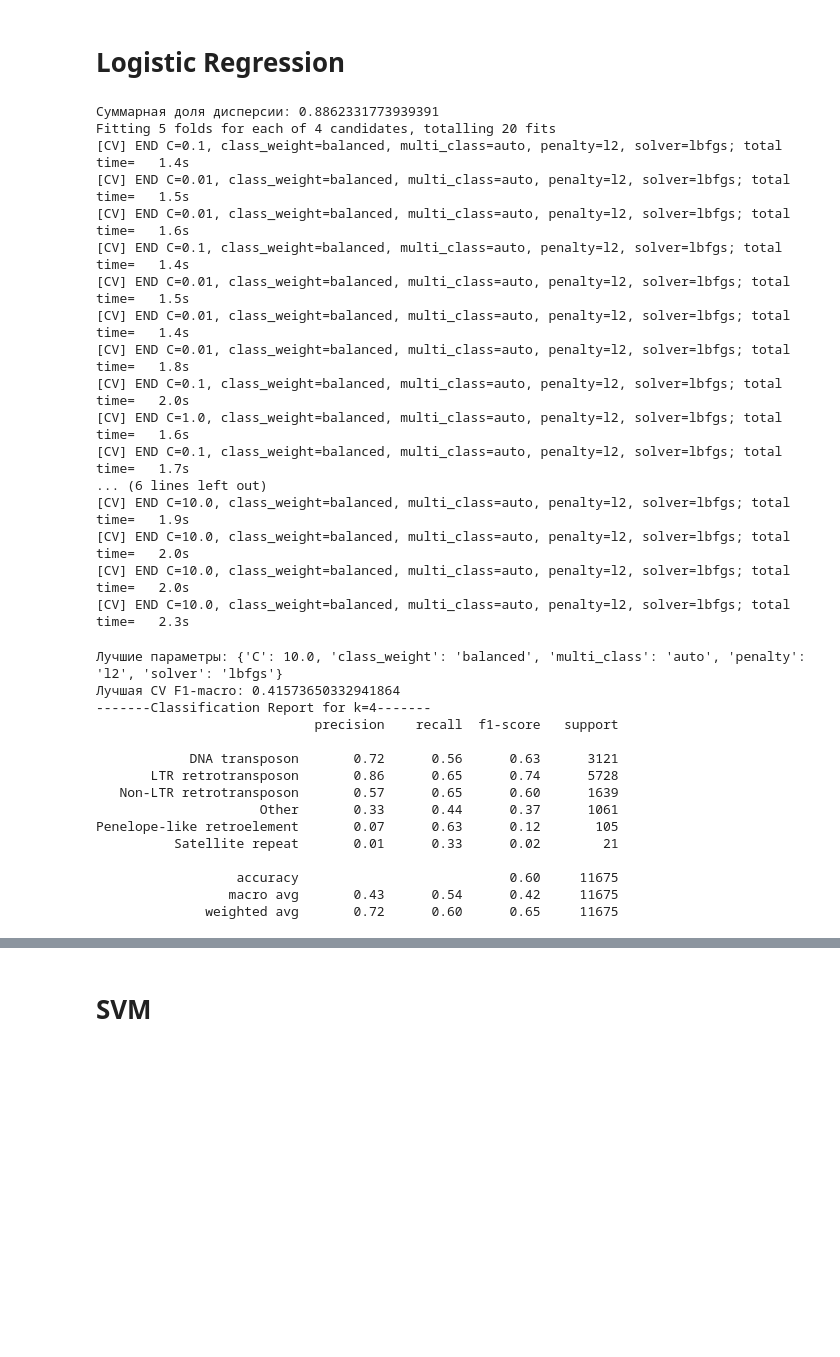
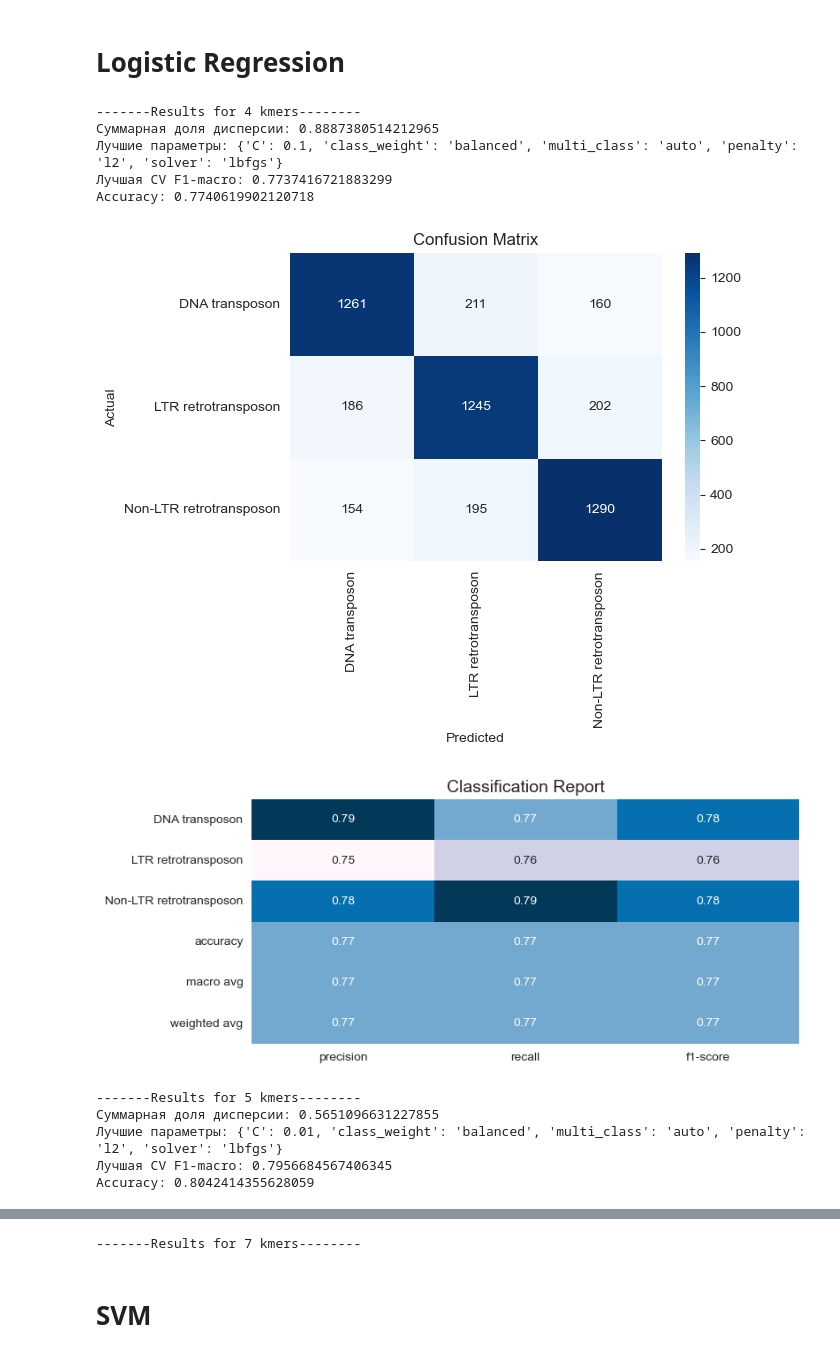
Before and after one commit to nad-igolki/mobiraph, a Jupyter notebook: n02_scripts/n10_kmer_simple_models.ipynb, the cells around one changed output, grey strips where cells are left out. Drawn from its saved outputs; the diff is of its cells as text; code cells hidden in the pictures; blank space fills up the shorter version.

```diff
--- a/n02_scripts/n10_kmer_simple_models.ipynb
+++ b/n02_scripts/n10_kmer_simple_models.ipynb
@@ -27,12 +31,13 @@ ks = [4, 5, 6, 7]
 # %% [markdown]
 # Logistic Regression
 # %%
-for k in tqdm(ks):
+for k in ks:
+    print(f'-------Results for {k} kmers--------')
     path_to_df = os.path.join(config.DIR_INCEST_MANY, f"{k}.csv")
     df = pd.read_csv(path_to_df)
 
-    path_to_df_info = os.path.join(config.DIR_INCEST_MANY, "repbase_orf_type.txt")
-    df_info = pd.read_csv(path_to_df_info, sep="\t")
+    path_to_df_info = os.path.join(config.DIR_INCEST_MANY, "repbase_filtered.csv")
+    df_info = pd.read_csv(path_to_df_info)
 
     df_merge = pd.merge(df, df_info, how="left", on="name")
     df_merge = df_merge[df_merge["Good"] == 1].copy()
@@ -52,9 +57,9 @@ for k in tqdm(ks):
 
     X_train, X_test, y_train, y_test = train_test_split(
         X_pca_scaled, y,
-        test_size=0.2,     # 20% данных уйдет в тест
-        random_state=42,   # фиксируем случайность для воспроизводимости
-        stratify=y         # если нужно сохранить пропорции классов
+        test_size=0.2,
+        random_state=1,
+        stratify=y
     )
 
     cv = StratifiedKFold(n_splits=5, shuffle=True, random_state=1)
@@ -64,65 +69,53 @@ for k in tqdm(ks):
         "solver": ["lbfgs"],
         "penalty": ["l2"],
         "multi_class": ["auto"],
         "class_weight": ["balanced"]
     }
 
     scoring = {
         "accuracy": "accuracy",
         "f1_macro": make_scorer(f1_score, average="macro")
     }
 
     gs = GridSearchCV(
         estimator=LogisticRegression(max_iter=2000),
         param_grid=param_grid,
         scoring=scoring,
         refit="f1_macro",
         cv=cv,
         n_jobs=-1,
         return_train_score=False,
-        verbose=2
+        verbose=0
     )
 
     gs.fit(X_train, y_train)
 
     print("Лучшие параметры:", gs.best_params_)
     print("Лучшая CV F1-macro:", gs.best_score_)
 
     best_model = gs.best_estimator_
 
     y_pred = best_model.predict(X_test)
-    print(f'-------Classification Report for k={k}-------')
-    print(classification_report(y_test, y_pred))
+    print("Accuracy:", accuracy_score(y_test, y_pred))
+    class_names = sorted(list(set(y_test) | set(y_pred)))
+    cm = confusion_matrix(y_test, y_pred, labels=class_names)
+    plt.figure(figsize=(6, 4))
+    sns.heatmap(cm, annot=True, fmt="d", cmap="Blues", xticklabels=class_names, yticklabels=class_names)
+    plt.xlabel("Predicted")
+    plt.ylabel("Actual")
+    plt.title("Confusion Matrix")
+    plt.show()
+    plot_classification_report(y_test, y_pred)
 # %% [output]
-Суммарная доля дисперсии: 0.8862331773939391
-Fitting 5 folds for each of 4 candidates, totalling 20 fits
-[CV] END C=0.1, class_weight=balanced, multi_class=auto, penalty=l2, solver=lbfgs; total time=   1.4s
-[CV] END C=0.01, class_weight=balanced, multi_class=auto, penalty=l2, solver=lbfgs; total time=   1.5s
-[CV] END C=0.01, class_weight=balanced, multi_class=auto, penalty=l2, solver=lbfgs; total time=   1.6s
-[CV] END C=0.1, class_weight=balanced, multi_class=auto, penalty=l2, solver=lbfgs; total time=   1.4s
-[CV] END C=0.01, class_weight=balanced, multi_class=auto, penalty=l2, solver=lbfgs; total time=   1.5s
-[CV] END C=0.01, class_weight=balanced, multi_class=auto, penalty=l2, solver=lbfgs; total time=   1.4s
-[CV] END C=0.01, class_weight=balanced, multi_class=auto, penalty=l2, solver=lbfgs; total time=   1.8s
-[CV] END C=0.1, class_weight=balanced, multi_class=auto, penalty=l2, solver=lbfgs; total time=   2.0s
-[CV] END C=1.0, class_weight=balanced, multi_class=auto, penalty=l2, solver=lbfgs; total time=   1.6s
-[CV] END C=0.1, class_weight=balanced, multi_class=auto, penalty=l2, solver=lbfgs; total time=   1.7s
-... (6 lines left out)
-[CV] END C=10.0, class_weight=balanced, multi_class=auto, penalty=l2, solver=lbfgs; total time=   1.9s
-[CV] END C=10.0, class_weight=balanced, multi_class=auto, penalty=l2, solver=lbfgs; total time=   2.0s
-[CV] END C=10.0, class_weight=balanced, multi_class=auto, penalty=l2, solver=lbfgs; total time=   2.0s
-[CV] END C=10.0, class_weight=balanced, multi_class=auto, penalty=l2, solver=lbfgs; total time=   2.3s
+-------Results for 4 kmers--------
+Суммарная доля дисперсии: 0.8887380514212965
+Лучшие параметры: {'C': 0.1, 'class_weight': 'balanced', 'multi_class': 'auto', 'penalty': 'l2', 'solver': 'lbfgs'}
+Лучшая CV F1-macro: 0.7737416721883299
+Accuracy: 0.7740619902120718
+[figure, added]
+[figure, added]
-Лучшие параметры: {'C': 10.0, 'class_weight': 'balanced', 'multi_class': 'auto', 'penalty': 'l2', 'solver': 'lbfgs'}
-Лучшая CV F1-macro: 0.41573650332941864
--------Classification Report for k=4-------
-                            precision    recall  f1-score   support
-
-            DNA transposon       0.72      0.56      0.63      3121
-       LTR retrotransposon       0.86      0.65      0.74      5728
-   Non-LTR retrotransposon       0.57      0.65      0.60      1639
-                     Other       0.33      0.44      0.37      1061
-Penelope-like retroelement       0.07      0.63      0.12       105
-          Satellite repeat       0.01      0.33      0.02        21
-
-                  accuracy                           0.60     11675
-                 macro avg       0.43      0.54      0.42     11675
-              weighted avg       0.72      0.60      0.65     11675
+-------Results for 5 kmers--------
+Суммарная доля дисперсии: 0.5651096631227855
+Лучшие параметры: {'C': 0.01, 'class_weight': 'balanced', 'multi_class': 'auto', 'penalty': 'l2', 'solver': 'lbfgs'}
+Лучшая CV F1-macro: 0.7956684567406345
+Accuracy: 0.8042414355628059
@@ -129,3 +131,4 @@ Penelope-like retroelement       0.07      0.63      0.12       105
+-------Results for 7 kmers--------
 # %% [markdown]
 # SVM
 # %%
```
Also changed, not shown: parts of 4 cells of this notebook, 2 other files.
